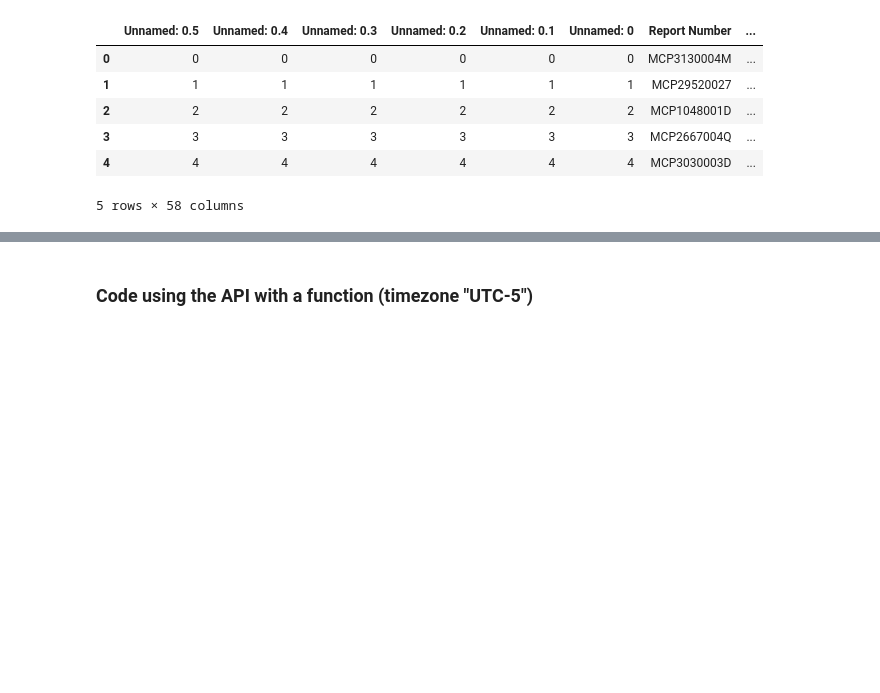
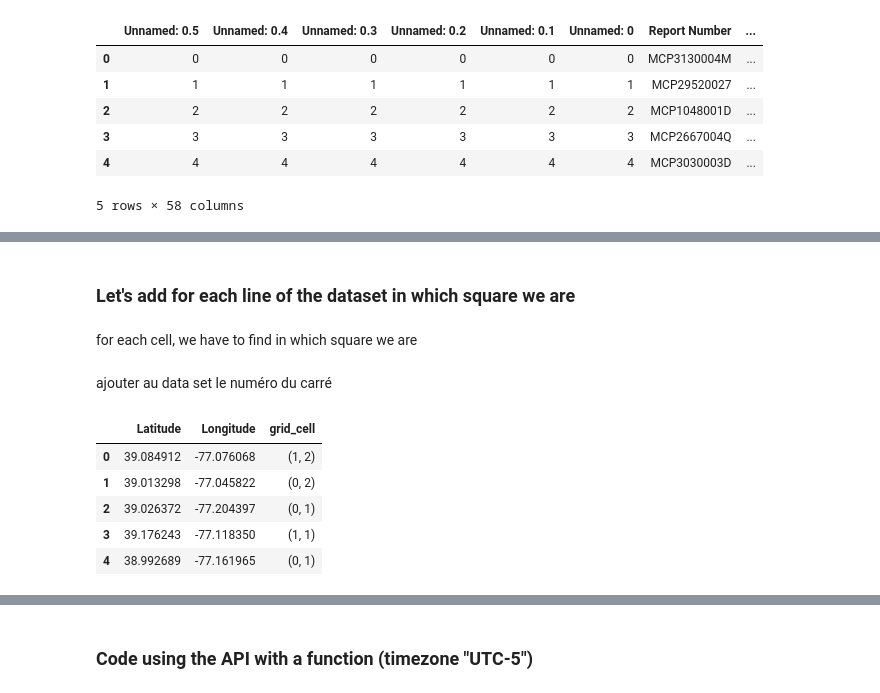
Before and after one commit to mathiasmoka/pyds25, a Jupyter notebook: weather.ipynb, the cells around one changed output, grey strips where cells are left out. Saved outputs shown, nothing was run; the diff lists cells and outputs as text; code cells hidden in the pictures; blank space fills up the shorter version.

Commit message:
ajout du cadrillage pour le comté de MontGomery

```diff
--- a/weather.ipynb
+++ b/weather.ipynb
@@ -70,0 +112,42 @@ car_accidents_data.head()
+# %% [markdown]
+### Let's add for each line of the dataset in which square we are
+# %% [markdown]
+for each cell, we have to find in which square we are
+# %%
+def find_square_from_grid(lat, lon, grid_dict):
+    """
+    Return the grid cell (i, j) containing the point (lat, lon).
+    """
+    for (i, j), (lat_min, lat_max, lon_min, lon_max) in grid_dict.items():
+        if lat_min <= lat < lat_max and lon_min <= lon < lon_max:
+            return (i, j)
+    return None
+# %% [markdown]
+ajouter au data set le numéro du carré
+# %%
+grid = create_squares(
+    car_accidents_data,
+    "Latitude",
+    "Longitude",
+    3,
+    3
+)
+
+
+car_accidents_data['grid_cell'] = car_accidents_data.apply(
+    lambda row: find_square_from_grid(
+        row['Latitude'],
+        row['Longitude'],
+        grid
+    ),
+    axis=1
+)
+
+car_accidents_data[['Latitude', 'Longitude', 'grid_cell']].head()
+# %% [output]
+|  | Latitude | Longitude | grid_cell |
+| 0 | 39.084912 | -77.076068 | (1, 2) |
+| 1 | 39.013298 | -77.045822 | (0, 2) |
+| 2 | 39.026372 | -77.204397 | (0, 1) |
+| 3 | 39.176243 | -77.118350 | (1, 1) |
+| 4 | 38.992689 | -77.161965 | (0, 1) |
```
Also changed, not shown: parts of 7 cells of this notebook.
